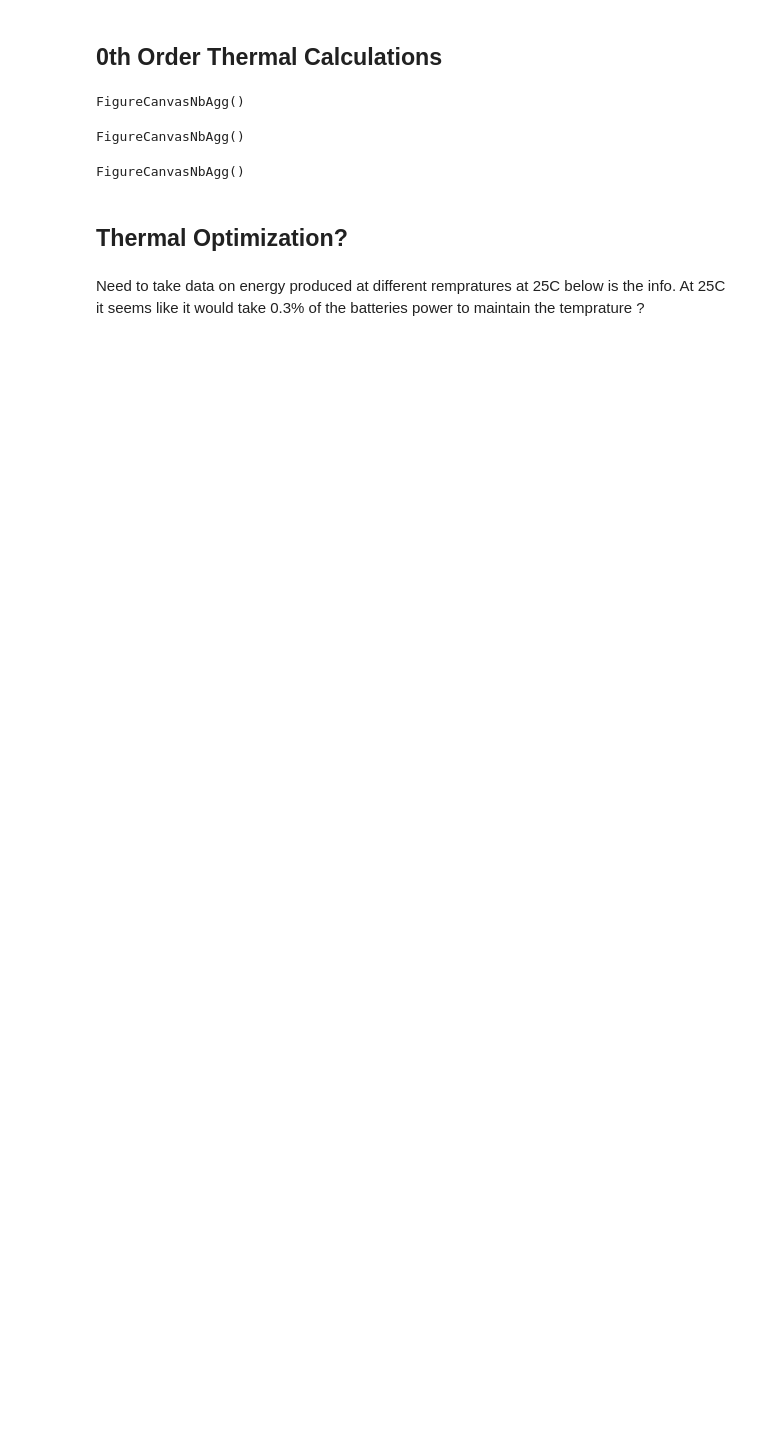
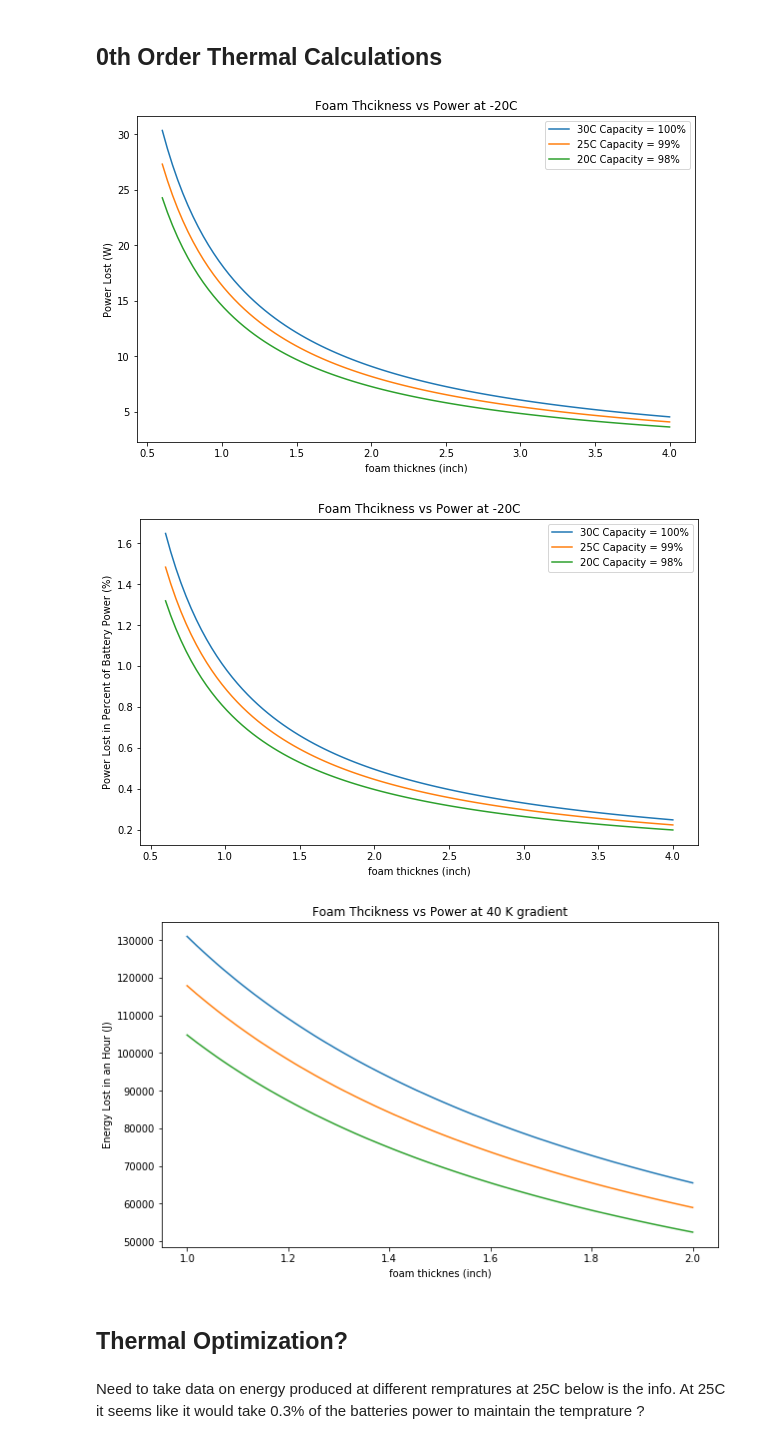
Before and after one commit to ShaabanM/Batteries, a Jupyter notebook: Telecon.ipynb, the cells around one changed output. Saved outputs shown, nothing was run; the diff lists cells and outputs as text; code cells hidden in the pictures; blank space fills up the shorter version.

```diff
--- a/Telecon.ipynb
+++ b/Telecon.ipynb
@@ -220,42 +211,42 @@ def get_energy_lost(maxT,minT,foam):
     area = (2*h*w) + (2*h*l) + (2*l*w)
     return ((temp_grad/get_R(foam))*area).to(u.W)
 # %%
-plt.figure()
+plt.figure(4)
 x = np.linspace(0.3,2,100)
 plt.plot((x*foam)/25.4,get_energy_lost(30,-20,x*foam), label = "30C Capacity = 100%")
 plt.plot((x*foam)/25.4,get_energy_lost(25,-20,x*foam), label = "25C Capacity = 99%")
 plt.plot((x*foam)/25.4,get_energy_lost(20,-20,x*foam), label = "20C Capacity = 98%")
 plt.title("Foam Thcikness vs Power at -20C")
 plt.xlabel("foam thicknes (inch)")
 plt.ylabel("Power Lost (W)");
 plt.legend();
 
-plt.figure()
+plt.figure(5)
 
 x = np.linspace(0.3,2,100)
 E = 1.84 *u.kW * u.h
 P = E/(60**2 *u.s)
 plt.plot((x*foam)/25.4,get_energy_lost(30,-20,x*foam)/P.to(u.W)*100, label = "30C Capacity = 100%")
 plt.plot((x*foam)/25.4,get_energy_lost(25,-20,x*foam)/P.to(u.W)*100, label = "25C Capacity = 99%")
 plt.plot((x*foam)/25.4,get_energy_lost(20,-20,x*foam)/P.to(u.W)*100, label = "20C Capacity = 98%")
 plt.title("Foam Thcikness vs Power at -20C")
 plt.xlabel("foam thicknes (inch)")
 plt.ylabel("Power Lost in Percent of Battery Power (%)");
 plt.legend();
 
 plt.figure()
 
 x = np.linspace(0.5,1,100)
 plt.plot((x*foam)/25.4,get_energy_lost(30,-20,x*foam)*60**2 * u.s*2, label = "30C")
 plt.plot((x*foam)/25.4,get_energy_lost(25,-20,x*foam)*60**2 * u.s*2, label = "250C")
 plt.plot((x*foam)/25.4,get_energy_lost(20,-20,x*foam)*60**2 * u.s*2, label = "20C")
 plt.title("Foam Thcikness vs Power at 40 K gradient")
 plt.xlabel("foam thicknes (inch)")
 plt.ylabel("Energy Lost in an Hour (J)");
 # %% [output]
-FigureCanvasNbAgg()
-FigureCanvasNbAgg()
-FigureCanvasNbAgg()
+[figure, added]
+[figure, added]
+[figure, added]
 # %% [markdown]
 ## Thermal Optimization?
 # %% [markdown]
```
Also changed, not shown: parts of 8 cells of this notebook.
